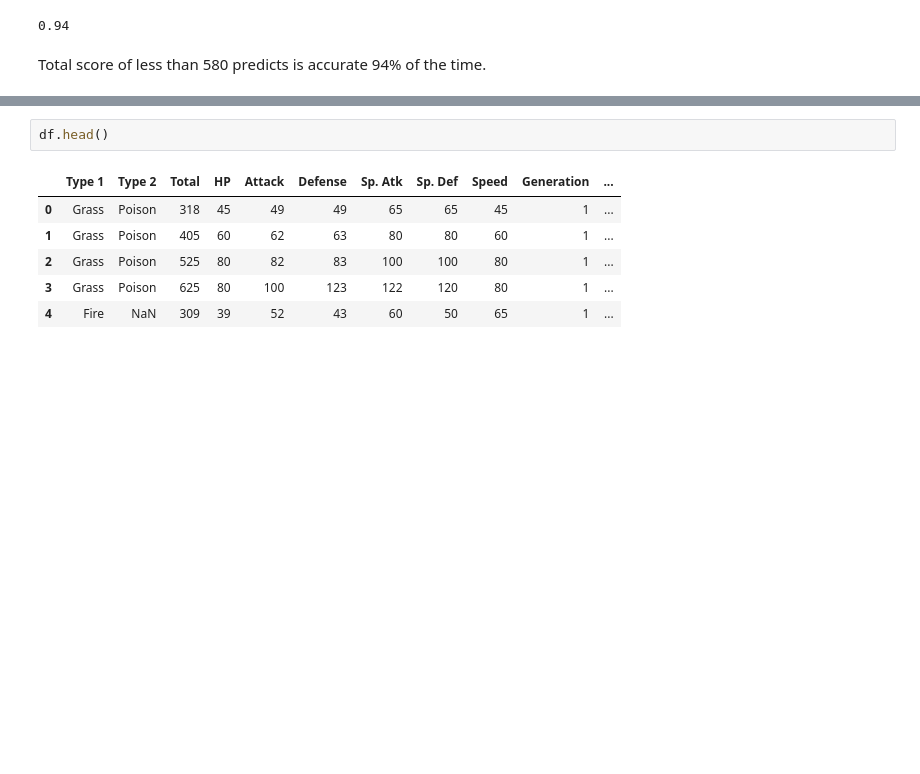
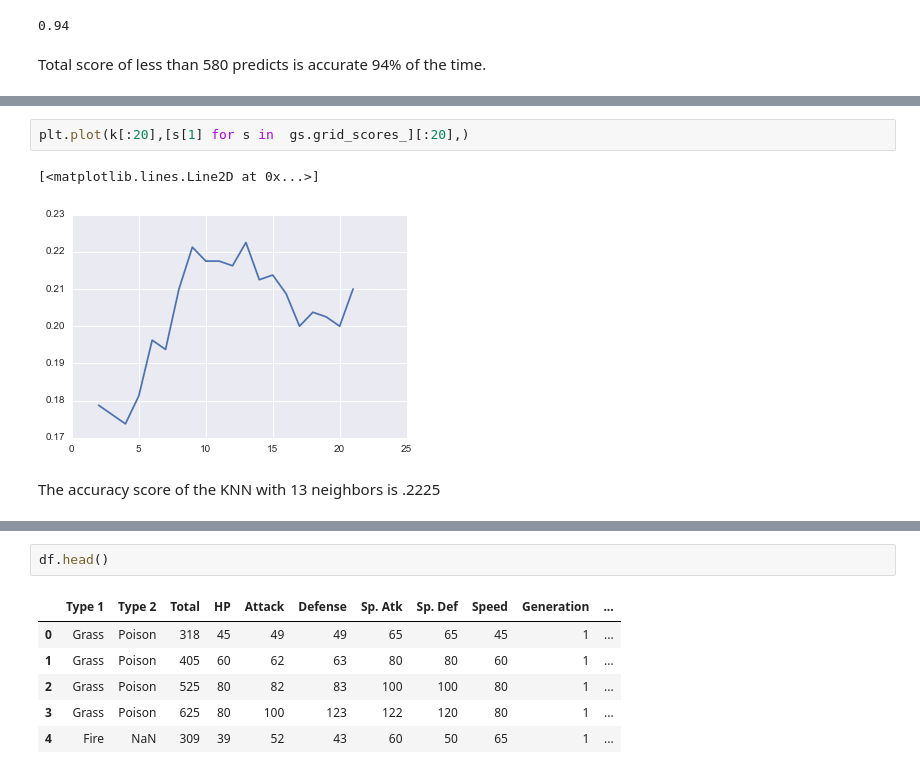
Before and after one commit to bchen150/GA_Homework, a Jupyter notebook: Pokemon/Pokemon.ipynb, the cells around one changed output, grey strips where cells are left out. Cells and saved outputs as stored; diff of their text form; blank space fills up the shorter version.

```diff
--- a/Pokemon/Pokemon.ipynb
+++ b/Pokemon/Pokemon.ipynb
@@ -220,0 +328,7 @@ print Type1.head()
+# %%
+plt.plot(k[:20],[s[1] for s in  gs.grid_scores_][:20],)
+# %% [output]
+[<matplotlib.lines.Line2D at 0x...>]
+[figure, added]
+# %% [markdown]
+The accuracy score of the KNN with 13 neighbors is .2225
```
Also changed, not shown: parts of 33 cells of this notebook.
